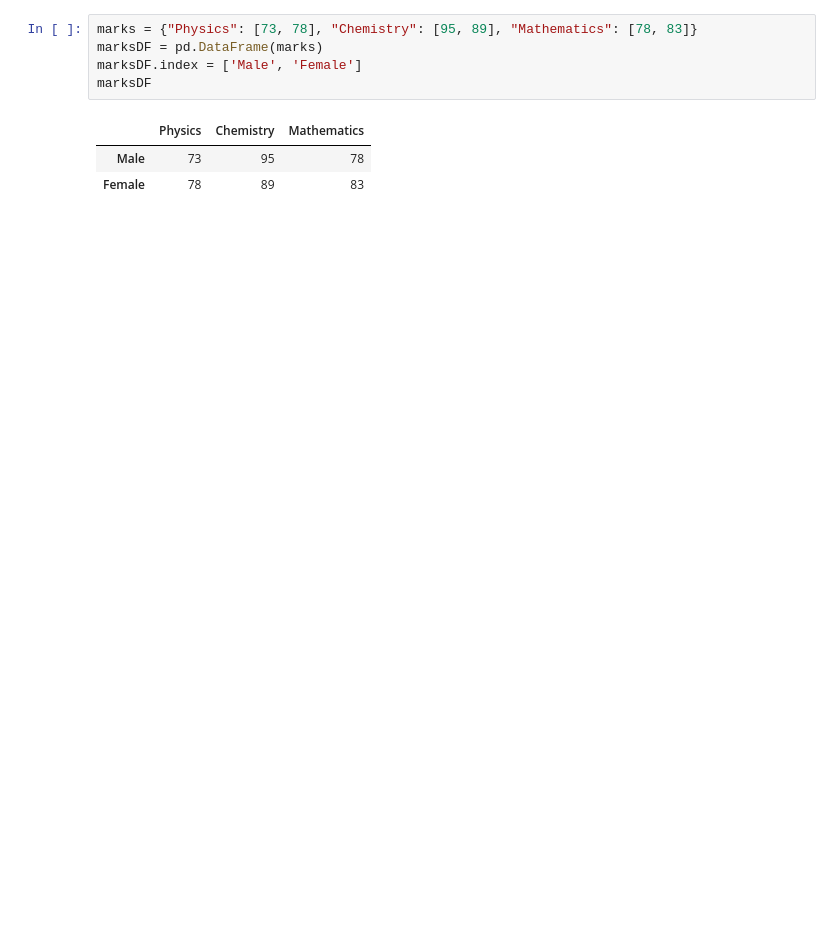
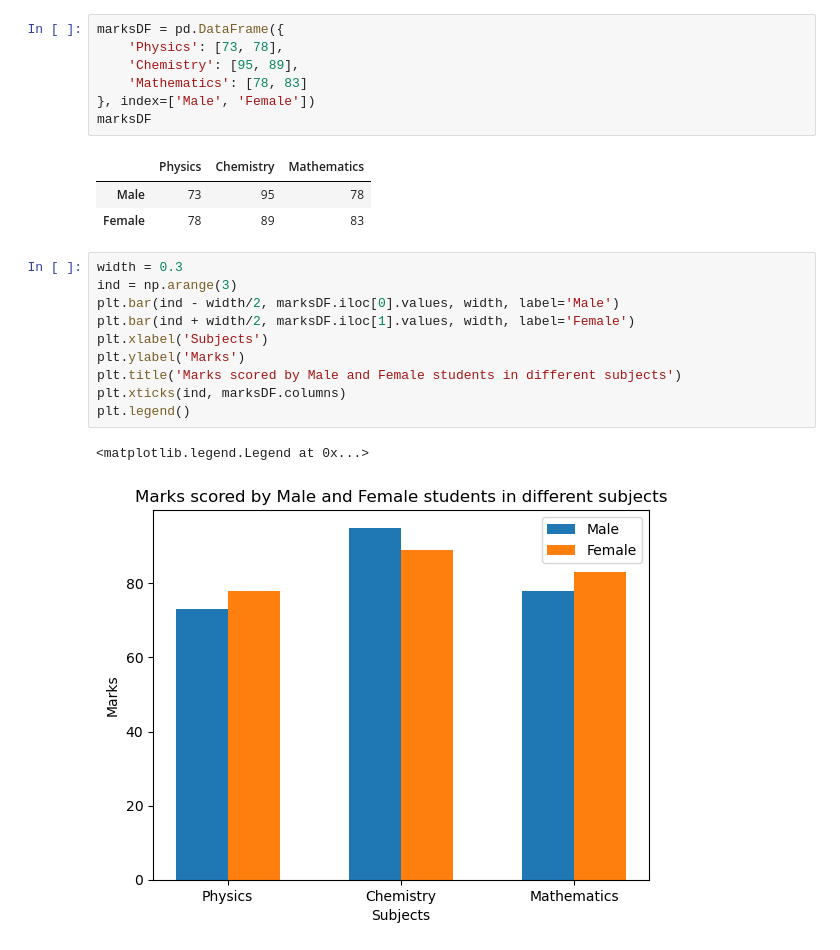
Before and after one commit to jassuwu/college8, a Jupyter notebook: 20XWO8 - DATA VISUALIZATION/Batch2/Practice2/Practice2.ipynb, the cells around one changed output. Drawn from its saved outputs; the diff is of its cells as text; blank space fills up the shorter version.

```diff
--- a/20XWO8 - DATA VISUALIZATION/Batch2/Practice2/Practice2.ipynb
+++ b/20XWO8 - DATA VISUALIZATION/Batch2/Practice2/Practice2.ipynb
@@ -75,11 +75,26 @@ plt.barh(negativeReasonDF.index, negativeReasonDF['count'])
 # %% [markdown]
 # 3.
 # %%
-marks = {"Physics": [73, 78], "Chemistry": [95, 89], "Mathematics": [78, 83]}
-marksDF = pd.DataFrame(marks)
-marksDF.index = ['Male', 'Female']
+marksDF = pd.DataFrame({
+    'Physics': [73, 78],
+    'Chemistry': [95, 89],
+    'Mathematics': [78, 83]
+}, index=['Male', 'Female'])
 marksDF
 # %% [output]
 |  | Physics | Chemistry | Mathematics |
 | Male | 73 | 95 | 78 |
 | Female | 78 | 89 | 83 |
+# %%
+width = 0.3
+ind = np.arange(3)
+plt.bar(ind - width/2, marksDF.iloc[0].values, width, label='Male')
+plt.bar(ind + width/2, marksDF.iloc[1].values, width, label='Female')
+plt.xlabel('Subjects')
+plt.ylabel('Marks')
+plt.title('Marks scored by Male and Female students in different subjects')
+plt.xticks(ind, marksDF.columns)
+plt.legend()
+# %% [output]
+<matplotlib.legend.Legend at 0x...>
+[figure, added]
```
Also changed, not shown: parts of 1 cell of this notebook, 2 other files.
